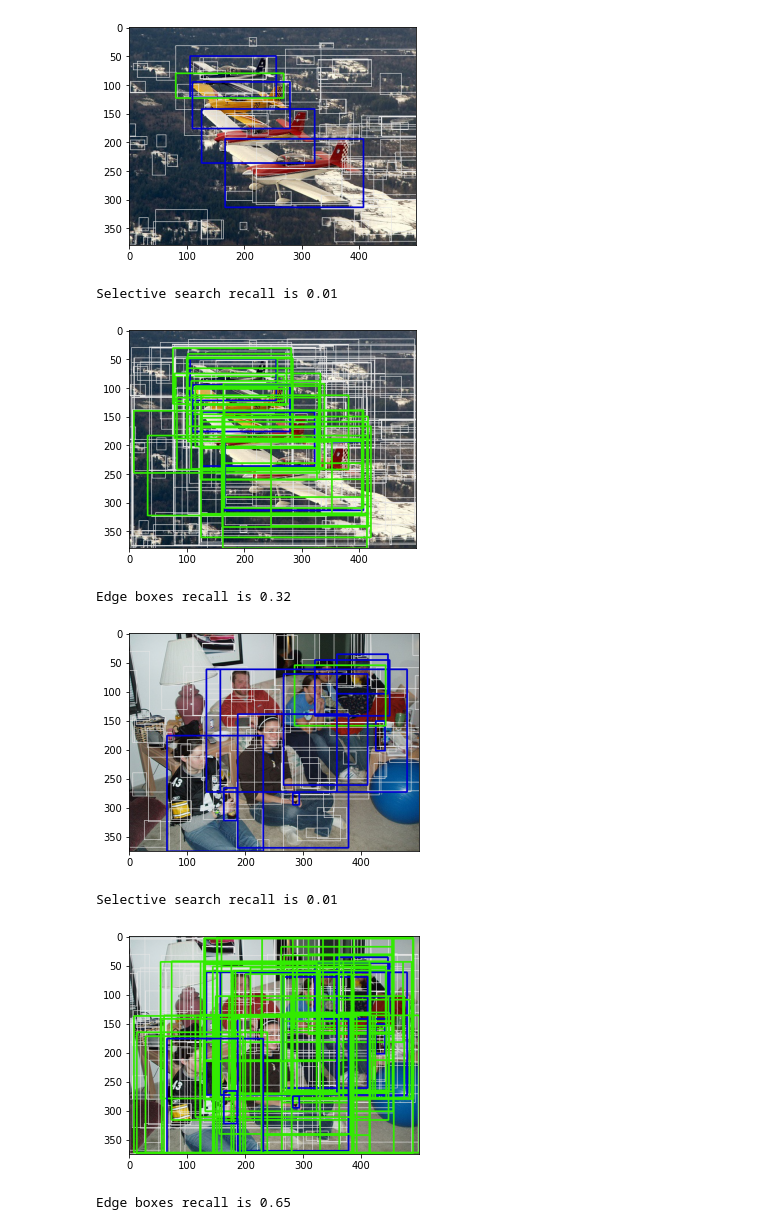
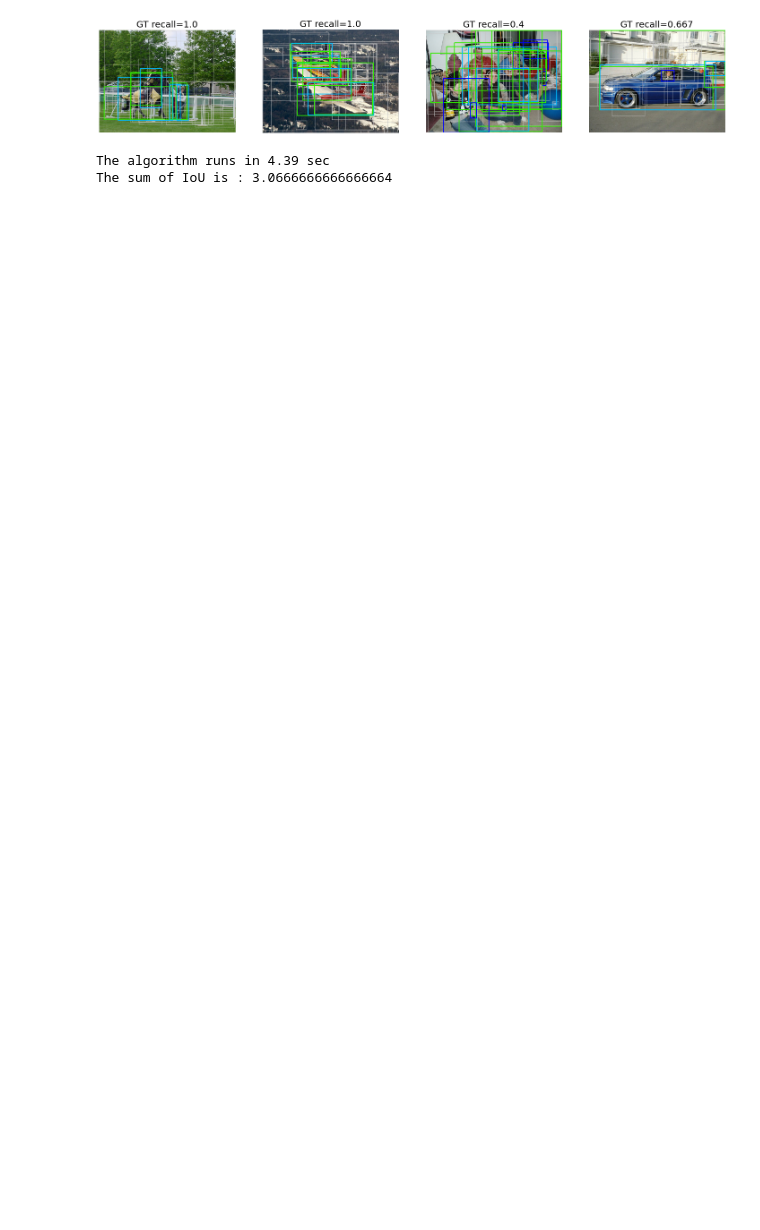
Before and after one commit to jyan97/CSCI-677, a Jupyter notebook: HW2/HW2_f.ipynb, the cells around one changed output. Saved outputs shown, nothing was run; the diff lists cells and outputs as text; code cells hidden in the pictures; blank space fills up the shorter version.

```diff
--- a/HW2/HW2_f.ipynb
+++ b/HW2/HW2_f.ipynb
@@ -82,37 +109,45 @@ def eb_seg(img, alpha, beta, limit):
     boxes[:,2], boxes[:,3] = boxes[:,0]+boxes[:,2], boxes[:,1]+boxes[:,3]
     return boxes, scores
 # %%
-    file_list = {'000009', '000220', '002129', '006919'}
-    strategy = 'multiple'
-    limit = 100
-    thres = 0.5
-    alpha = 0.65
-    beta = 0.75
+file_list = {'000009', '000220', '002129', '006919'}
+strategy = 'color'
+limit = 100
+print_limit = 100
+thres = 0.5
+alpha = 0.5
+beta = 0.5
 
 if __name__ == '__main__':
+    index = 0
+    f, grp = plt.subplots(1, 4)
+    start_time = time.time()
+    count = []
     for file_name in file_list:
         gt_list, img = file_parse(file_name)
         img_copy = img.copy()
 
-        ss_proposal = ss_seg(img_copy, strategy, limit)
-        ss_img, ss_positive = gt_compute(gt_list, ss_proposal, img_copy, thres)
-        ss_img = cv2.cvtColor(ss_img, cv2.COLOR_BGR2RGB)
-        plt.imshow(ss_img)
-        plt.show()
-        print('Selective search recall is {}'.format(ss_positive/limit))
+#         ss_proposal = ss_seg(img_copy, strategy, limit)
+#         ss_img, ss_p_positive, ss_gt_positive = gt_compute(gt_list, ss_proposal, img_copy, thres, print_limit)
+#         ss_img = cv2.cvtColor(ss_img, cv2.COLOR_BGR2RGB)
+#         grp[index].imshow(ss_img)
+#         grp[index].set_title('GT recall={}'.format(round(ss_gt_positive/len(gt_list),3)), fontsize=20)
+#         grp[index].axis('off')
+#         count.append(ss_gt_positive/len(gt_list))
 
         eb_proposal, eb_scores = eb_seg(img_copy, alpha, beta, limit)
-        eb_img, eb_positive = gt_compute(gt_list, eb_proposal, img_copy, thres)
+        eb_img, eb_p_positive, eb_gt_positive = gt_compute(gt_list, eb_proposal, img_copy, thres, print_limit)
         eb_img = cv2.cvtColor(eb_img, cv2.COLOR_BGR2RGB)
-        plt.imshow(eb_img)
-        plt.show()
-        print('Edge boxes recall is {}'.format(eb_positive/limit))
+        grp[index].imshow(eb_img)
+        grp[index].set_title('GT recall={}'.format(round(eb_gt_positive/len(gt_list),3)), fontsize=20)
+        grp[index].axis('off')
+        count.append(eb_gt_positive/len(gt_list))
+
+        index += 1
+    plt.show()
+    end_time = time.time()
+    print("The algorithm runs in {} sec".format(round(end_time-start_time, 2)))
+    print("The sum of IoU is :", sum(count))
 # %% [output]
-[figure, old version]
+[figure, new version]
-Selective search recall is 0.01
+The algorithm runs in 4.39 sec
+The sum of IoU is : 3.0666666666666664
-[figure, removed]
-Edge boxes recall is 0.32
-[figure, removed]
-Selective search recall is 0.01
-[figure, removed]
-Edge boxes recall is 0.65
```
Also changed, not shown: parts of 7 cells of this notebook.
